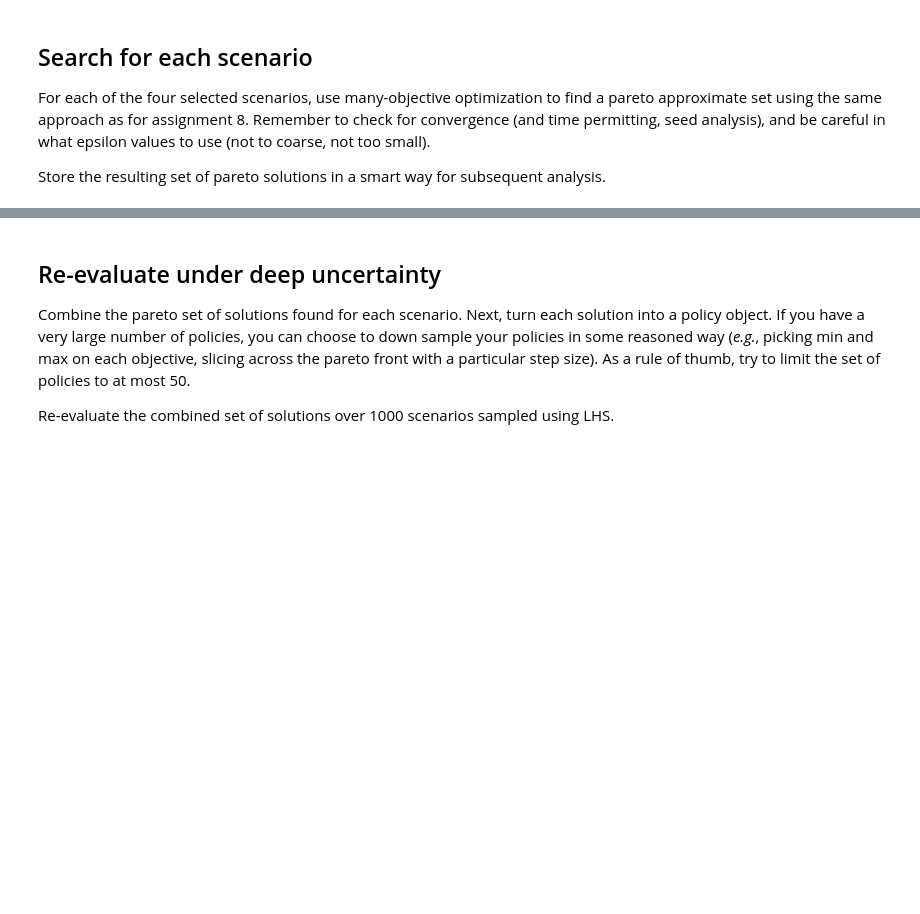
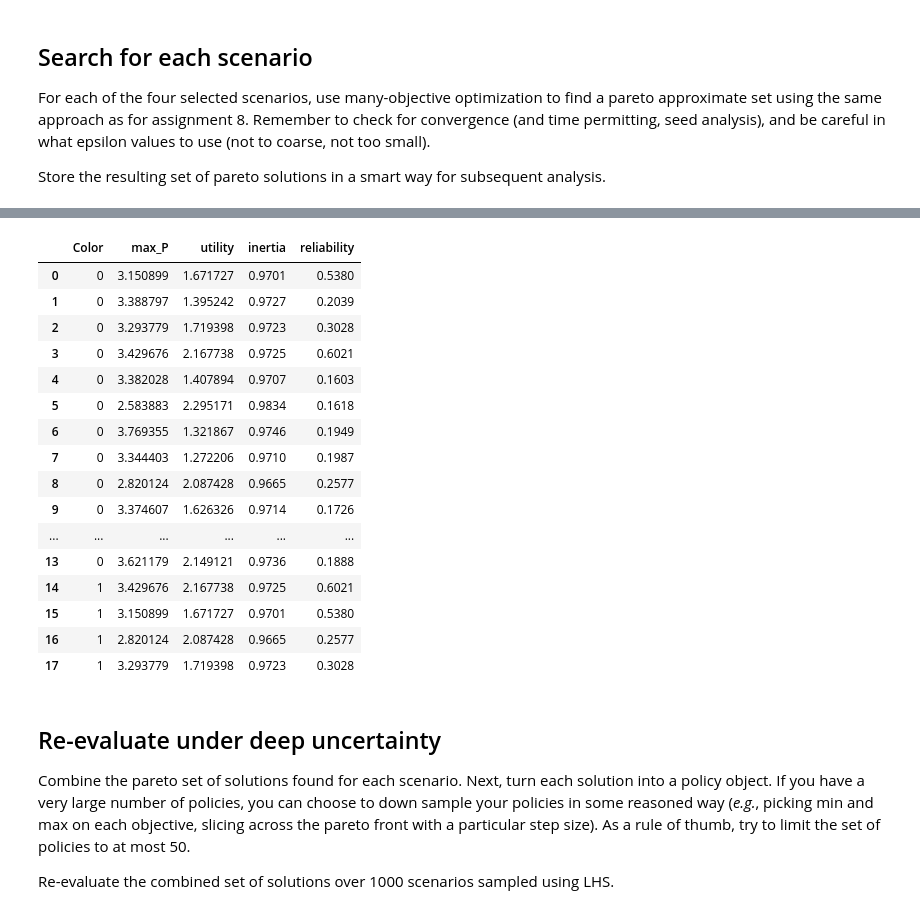
Before and after one commit to oli4oli4/Model-based-decision-making, a Jupyter notebook: Assignments week 5,6/assignment 9 - multi-scenario MORDM_Wessel.ipynb, the cells around one changed output, grey strips where cells are left out. Drawn from its saved outputs; the diff is of its cells as text; code cells hidden in the pictures; blank space fills up the shorter version.

```diff
--- a/Assignments week 5,6/assignment 9 - multi-scenario MORDM_Wessel.ipynb
+++ b/Assignments week 5,6/assignment 9 - multi-scenario MORDM_Wessel.ipynb
@@ -119,3 +105,23 @@ Store the resulting set of pareto solutions in a smart way for subsequent analys
+# %%
+outcomes_plot
+# %% [output]
+|  | Color | max_P | utility | inertia | reliability |
+| 0 | 0 | 3.150899 | 1.671727 | 0.9701 | 0.5380 |
+| 1 | 0 | 3.388797 | 1.395242 | 0.9727 | 0.2039 |
+| 2 | 0 | 3.293779 | 1.719398 | 0.9723 | 0.3028 |
+| 3 | 0 | 3.429676 | 2.167738 | 0.9725 | 0.6021 |
+| 4 | 0 | 3.382028 | 1.407894 | 0.9707 | 0.1603 |
+| 5 | 0 | 2.583883 | 2.295171 | 0.9834 | 0.1618 |
+| 6 | 0 | 3.769355 | 1.321867 | 0.9746 | 0.1949 |
+| 7 | 0 | 3.344403 | 1.272206 | 0.9710 | 0.1987 |
+| 8 | 0 | 2.820124 | 2.087428 | 0.9665 | 0.2577 |
+| 9 | 0 | 3.374607 | 1.626326 | 0.9714 | 0.1726 |
+| ... | ... | ... | ... | ... | ... |
+| 13 | 0 | 3.621179 | 2.149121 | 0.9736 | 0.1888 |
+| 14 | 1 | 3.429676 | 2.167738 | 0.9725 | 0.6021 |
+| 15 | 1 | 3.150899 | 1.671727 | 0.9701 | 0.5380 |
+| 16 | 1 | 2.820124 | 2.087428 | 0.9665 | 0.2577 |
+| 17 | 1 | 3.293779 | 1.719398 | 0.9723 | 0.3028 |
 # %% [markdown]
 ## Re-evaluate under deep uncertainty
 
```
Also changed, not shown: parts of 2 cells of this notebook.
